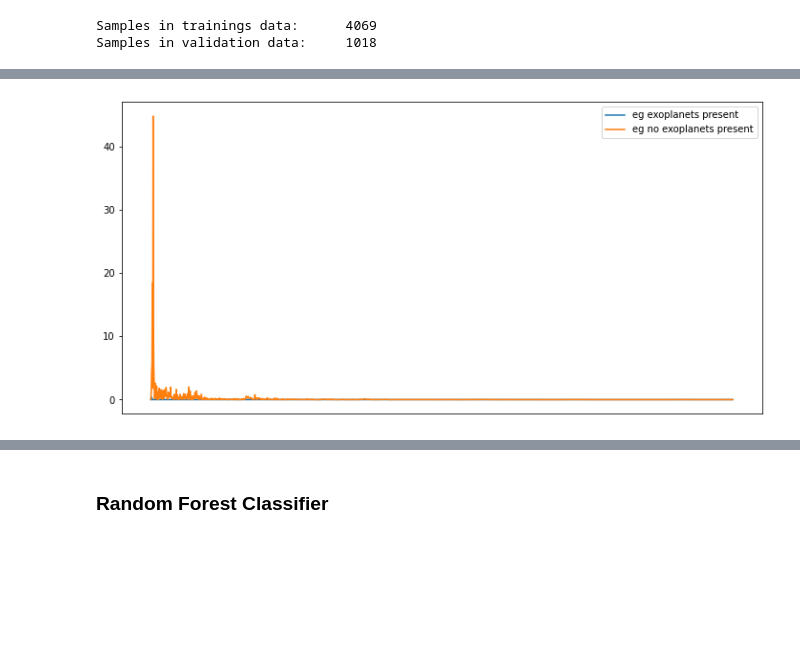
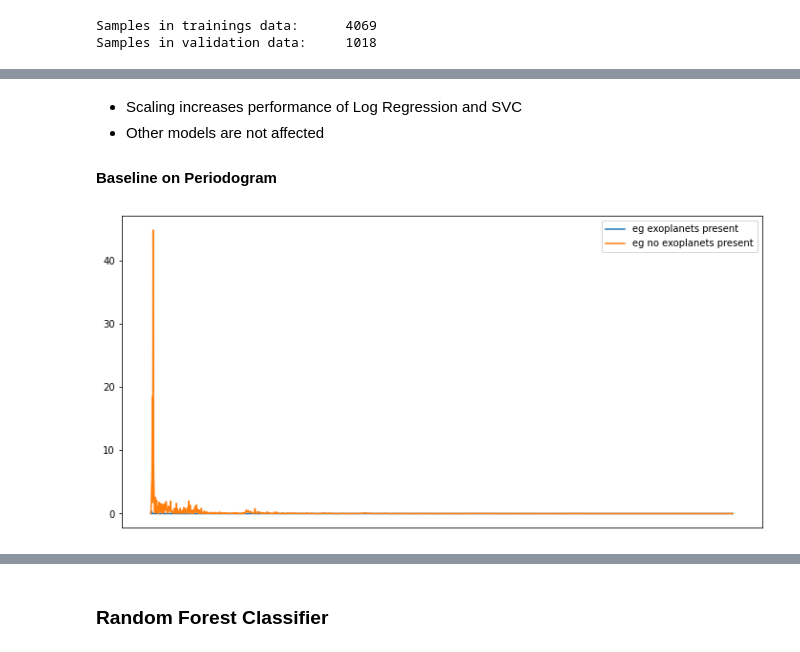
Before and after one commit to clemensklemens/showcase, a Jupyter notebook: Kaggle_Exoplanet_Dataset/Exoplanets_Kaggle.ipynb, the cells around one changed output, grey strips where cells are left out. Cells and saved outputs as stored; diff of their text form; code cells hidden in the pictures; blank space fills up the shorter version.

```diff
--- a/Kaggle_Exoplanet_Dataset/Exoplanets_Kaggle.ipynb
+++ b/Kaggle_Exoplanet_Dataset/Exoplanets_Kaggle.ipynb
@@ -184,11 +258,0 @@ plt.show()
-# %%
-#train and predict on baseline models
-
-for i, model in enumerate(model_list):
-    start = timer()
-    model.fit(X_train_scaled, y_train)
-    print(f'Model: {model_names[i]}')
-    print(f'Trainings  Score:\t{model.score(X_train_scaled, y_train):0.4f}')
-    print(f'Validation Score:\t{model.score(X_val_scaled, y_val):0.4f}')
-    end = timer()
-    print(f'Elapsed Time:\t{end - start:0.2f}s\n')
@@ -227,14 +286,11 @@ Elapsed Time:   0.38s
+# %% [markdown]
+- Scaling increases performance of Log Regression and SVC
+- Other models are not affected
+#### Baseline on Periodogram
 # %%
 #Calc periodogram
 _, X_train_period = periodogram(X_train_scaled)
 _, X_val_period = periodogram(X_val_scaled)
+plot_systems(X_train_period)
+# %% [output]
+[figure, added]
-# %%
-plt.figure(figsize=(12, 6))
-ax = plt.gca() #get current axis
-ax.axes.xaxis.set_visible(False)
-plt.plot(X_train_period[0], label='eg exoplanets present')
-plt.plot(X_train_period[100], label='eg no exoplanets present') #has no exoplanet
-plt.legend()
-plt.show()
-# %% [output]
-[figure, removed]
```
Also changed, not shown: parts of 26 cells of this notebook.
